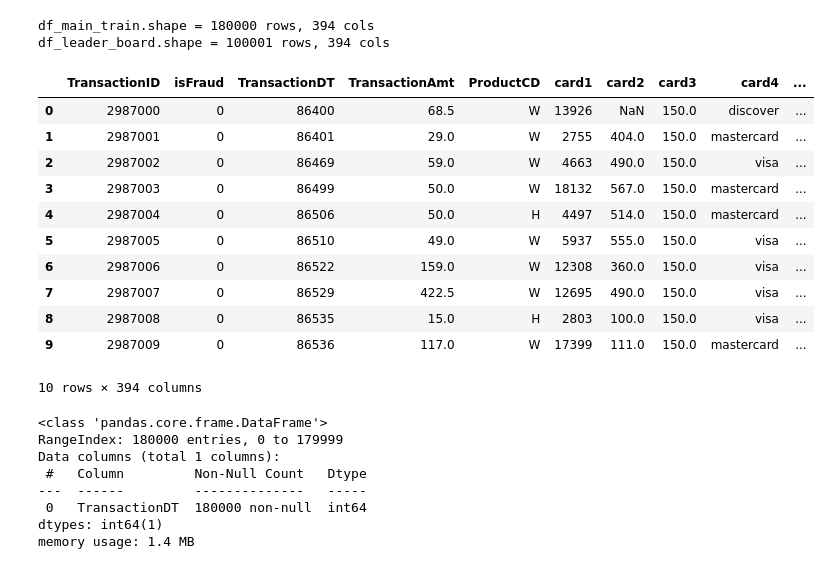
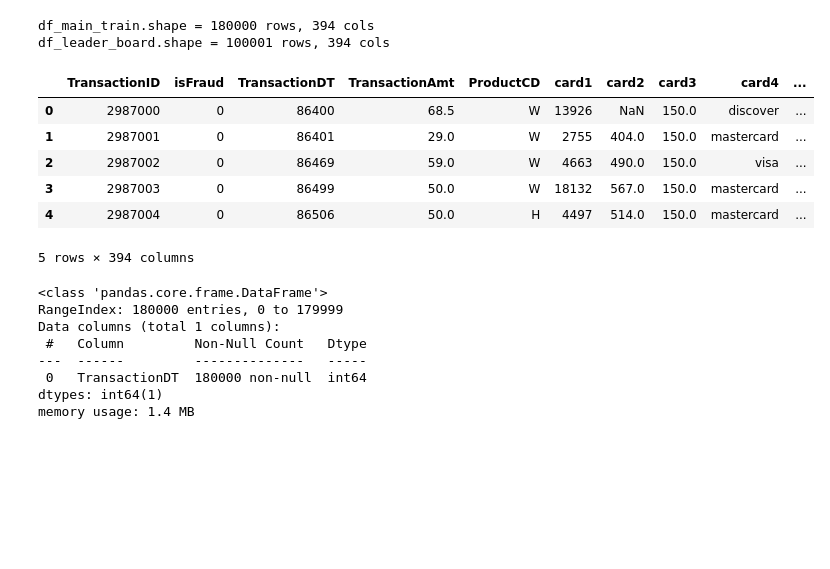
Before and after one commit to Aleksei741/kaggle_platform, a Jupyter notebook: Lesson_3/HW.ipynb, the cells around one changed output. Saved outputs shown, nothing was run; the diff lists cells and outputs as text; code cells hidden in the pictures; blank space fills up the shorter version.

```diff
--- a/Lesson_3/HW.ipynb
+++ b/Lesson_3/HW.ipynb
@@ -4,31 +9,26 @@ import pandas as pd
 # %%
 df_main_train = pd.read_csv(
     "assignment_2_train.csv"
 )
 
 df_leader_board = pd.read_csv(
     "assignment_2_test.csv"
 )
 
 print("df_main_train.shape = {} rows, {} cols".format(*df_main_train.shape))
 #print("df_valid.shape = {} rows, {} cols".format(*df_valid.shape))
 print("df_leader_board.shape = {} rows, {} cols".format(*df_leader_board.shape))
-df_main_train.head(n=10)
+df_main_train.head(n=5)
 # %% [output]
 df_main_train.shape = 180000 rows, 394 cols
 df_leader_board.shape = 100001 rows, 394 cols
 |  | TransactionID | isFraud | TransactionDT | TransactionAmt | ProductCD | card1 | card2 | card3 | card4 | ... |
 | 0 | 2987000 | 0 | 86400 | 68.5 | W | 13926 | NaN | 150.0 | discover | ... |
 | 1 | 2987001 | 0 | 86401 | 29.0 | W | 2755 | 404.0 | 150.0 | mastercard | ... |
 | 2 | 2987002 | 0 | 86469 | 59.0 | W | 4663 | 490.0 | 150.0 | visa | ... |
 | 3 | 2987003 | 0 | 86499 | 50.0 | W | 18132 | 567.0 | 150.0 | mastercard | ... |
 | 4 | 2987004 | 0 | 86506 | 50.0 | H | 4497 | 514.0 | 150.0 | mastercard | ... |
-| 5 | 2987005 | 0 | 86510 | 49.0 | W | 5937 | 555.0 | 150.0 | visa | ... |
-| 6 | 2987006 | 0 | 86522 | 159.0 | W | 12308 | 360.0 | 150.0 | visa | ... |
-| 7 | 2987007 | 0 | 86529 | 422.5 | W | 12695 | 490.0 | 150.0 | visa | ... |
-| 8 | 2987008 | 0 | 86535 | 15.0 | H | 2803 | 100.0 | 150.0 | visa | ... |
-| 9 | 2987009 | 0 | 86536 | 117.0 | W | 17399 | 111.0 | 150.0 | mastercard | ... |
-10 rows × 394 columns
+5 rows × 394 columns
 # %%
 df_main_train.loc[:, ['TransactionDT']].info()
 # %% [output]
```
Also changed, not shown: parts of 51 cells of this notebook, 4 other files.
